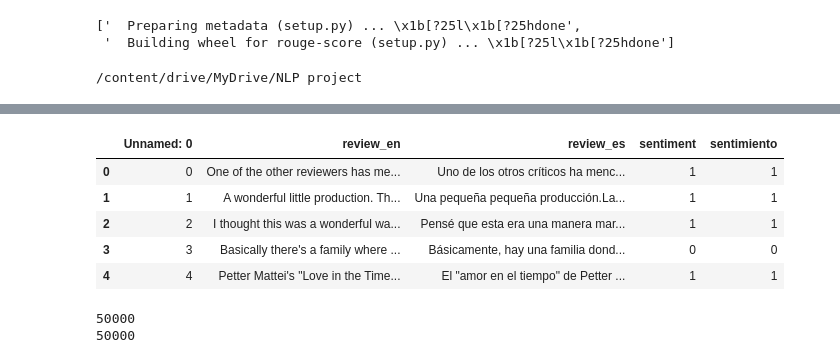
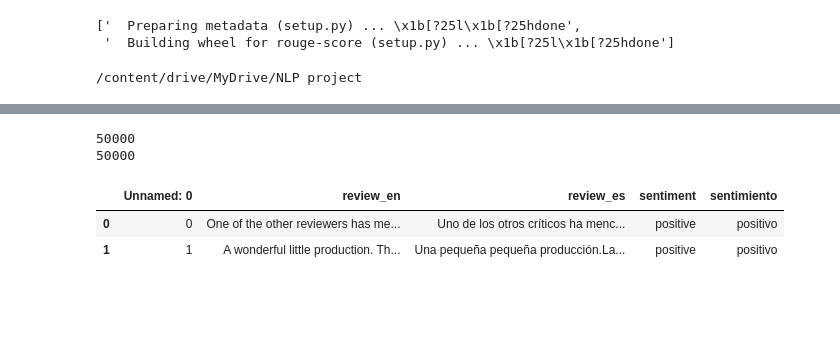
Before and after one commit to zfriedman0/5290-Spanish-MTSA, a Jupyter notebook: NLP_machine_translations_and_sentiment_analysis_arefa.ipynb, the cells around one changed output, grey strips where cells are left out. Cells and saved outputs as stored; diff of their text form; code cells hidden in the pictures; blank space fills up the shorter version.

```diff
--- a/NLP_machine_translations_and_sentiment_analysis_arefa.ipynb
+++ b/NLP_machine_translations_and_sentiment_analysis_arefa.ipynb
@@ -33,11 +13 @@ data.head()
-# %%
-data['sentiment'] = data['sentiment'].map({'positive': 1, 'negative': 0})
-data.head()
-# %% [output]
-|  | Unnamed: 0 | review_en | review_es | sentiment | sentimiento |
-| 0 | 0 | One of the other reviewers has me... | Uno de los otros críticos ha menc... | 1 | 1 |
-| 1 | 1 | A wonderful little production. Th... | Una pequeña pequeña producción.La... | 1 | 1 |
-| 2 | 2 | I thought this was a wonderful wa... | Pensé que esta era una manera mar... | 1 | 1 |
-| 3 | 3 | Basically there's a family where ... | Básicamente, hay una familia dond... | 0 | 0 |
-| 4 | 4 | Petter Mattei's "Love in the Time... | El "amor en el tiempo" de Petter ... | 1 | 1 |
 # %%
@@ -64,3 +34,10 @@ import nltk
 from nltk.corpus import stopwords
 from nltk.stem import SnowballStemmer
 from sklearn.model_selection import train_test_split
+# %%
+data = pd.read_csv("/content/drive/MyDrive/NLP project/IMDB Dataset SPANISH.csv")
+data.head(2)
+# %% [output]
+|  | Unnamed: 0 | review_en | review_es | sentiment | sentimiento |
+| 0 | 0 | One of the other reviewers has me... | Uno de los otros críticos ha menc... | positive | positivo |
+| 1 | 1 | A wonderful little production. Th... | Una pequeña pequeña producción.La... | positive | positivo |
```
Also changed, not shown: parts of 37 cells of this notebook.
